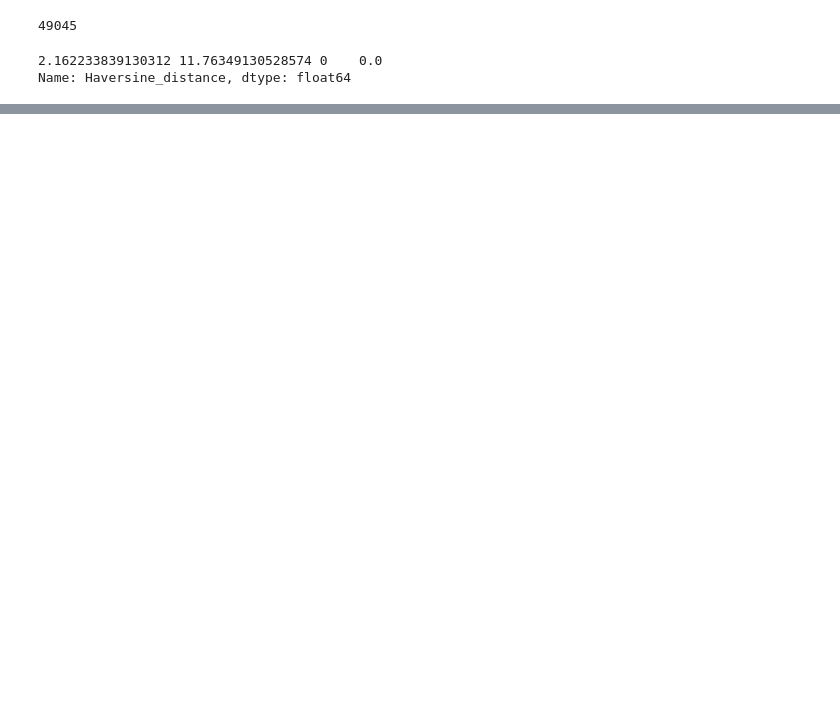
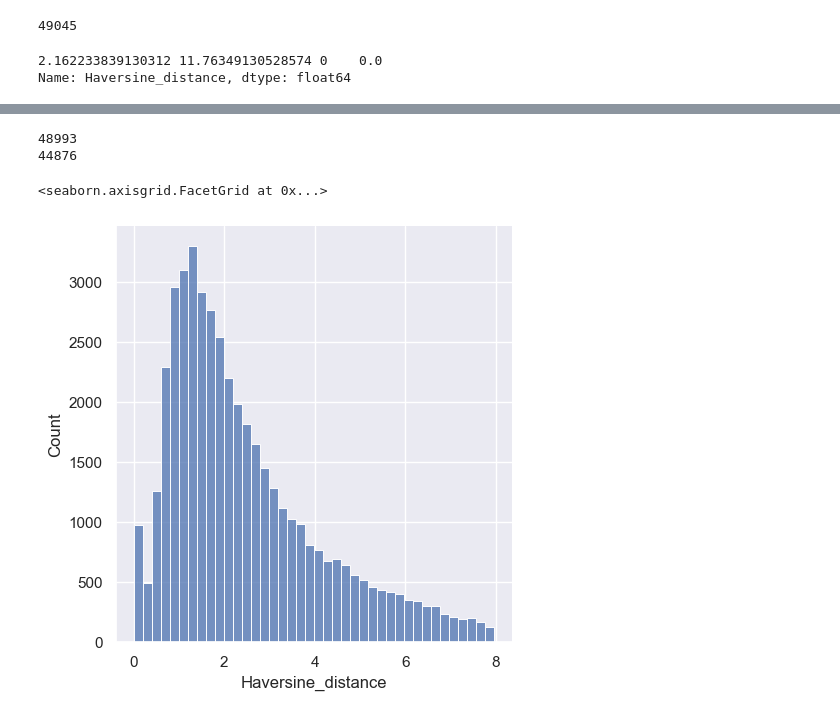
Before and after one commit to Vishnu-G-B/NYC_Taxi_Fare_Prediciton, a Jupyter notebook: Taxi_Fare_Prediction.ipynb, the cells around one changed output, grey strips where cells are left out. Saved outputs shown, nothing was run; the diff lists cells and outputs as text; code cells hidden in the pictures; blank space fills up the shorter version.

```diff
--- a/Taxi_Fare_Prediction.ipynb
+++ b/Taxi_Fare_Prediction.ipynb
@@ -478,0 +603,4 @@ Name: Haversine_distance, dtype: float64
+# %%
+print(len(df_train))
+df_train_filtered = df_train[(df_train["z_score"]>-3) & (df_train["z_score"]<3)]
+print(len(df_train_filtered))
@@ -478,0 +610,3 @@ Name: Haversine_distance, dtype: float64
+# %%
+IQR = df_train_filtered["Haversine_distance"].quantile(0.75) - df_train_filtered["Haversine_distance"].quantile(0.25)
+print(IQR)
@@ -478,0 +627,19 @@ Name: Haversine_distance, dtype: float64
+# %%
+lower_limit = 1.262975
+upper_limit = 3.940999
+
+lower_limit = lower_limit - 1.5*IQR
+upper_limit = upper_limit + 1.5*IQR
+# %%
+print(len(df_train_filtered))
+df_train_filtered = df_train_filtered[
+    (df_train_filtered["Haversine_distance"] >lower_limit) & (df_train_filtered["Haversine_distance"] < upper_limit) ]
+print(len(df_train_filtered))
+# %% [output]
+48993
+44876
+# %%
+sns.displot(data=df_train_filtered["Haversine_distance"], bins=40)
+# %% [output]
+<seaborn.axisgrid.FacetGrid at 0x...>
+[figure, added]
```
Also changed, not shown: parts of 29 cells of this notebook, 2 other files.
